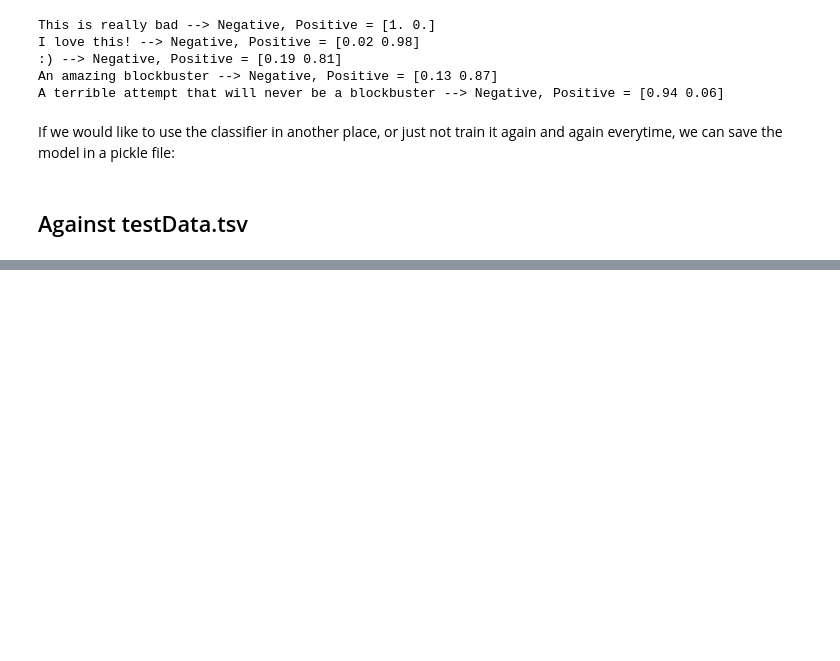
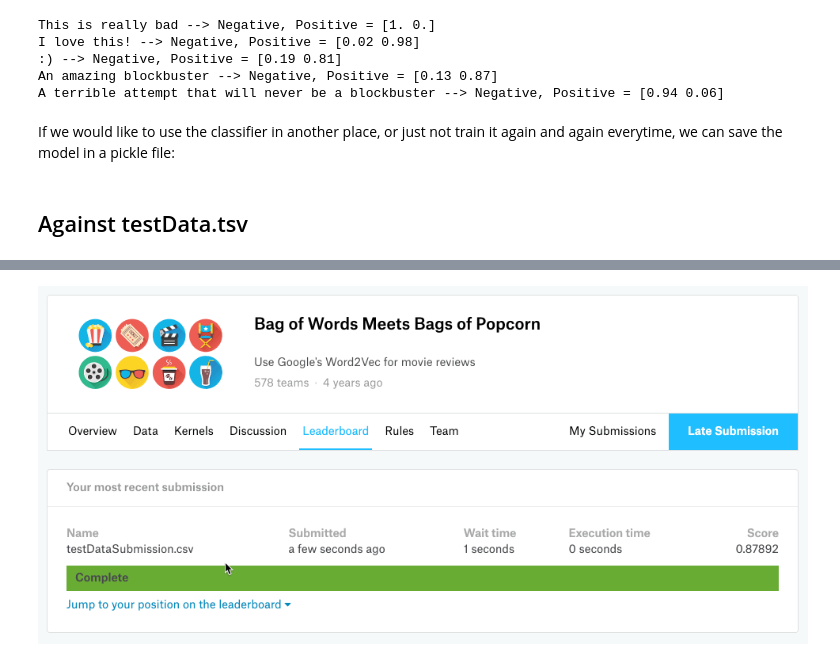
Before and after one commit to harley/ml-l1, a Jupyter notebook: week3/assignment3/W3_Assignment3.ipynb, the cells around one changed output, grey strips where cells are left out. Saved outputs shown, nothing was run; the diff lists cells and outputs as text; code cells hidden in the pictures; blank space fills up the shorter version.

```diff
--- a/week3/assignment3/W3_Assignment3.ipynb
+++ b/week3/assignment3/W3_Assignment3.ipynb
@@ -445,0 +449,5 @@ test.head()
+# %%
+from IPython.display import Image
+Image(filename="kaggle_submission.gif")
+# %% [output]
+[figure, added]
```
Also changed, not shown: parts of 3 cells of this notebook, 1 other file.
